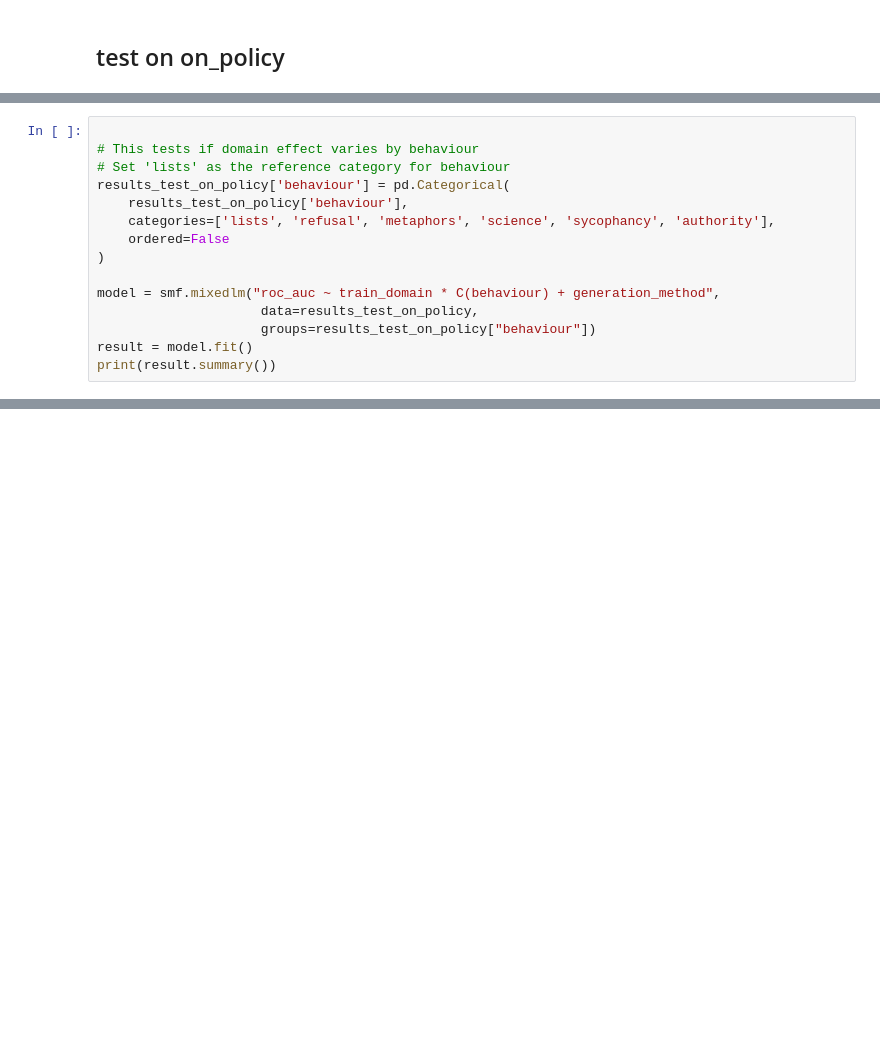
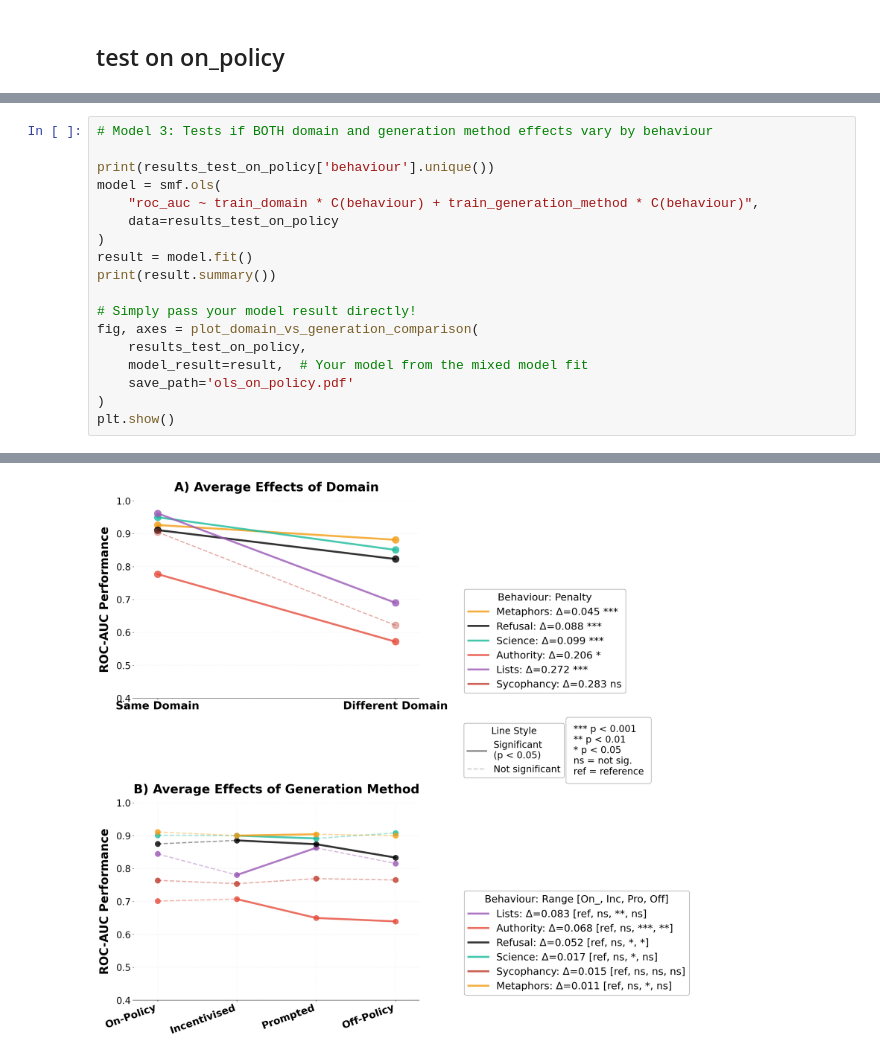
Before and after one commit to SamDower/LASR-probe-gen, a Jupyter notebook: notebooks/MixedModelAnalysis.ipynb, the cells around one changed output, grey strips where cells are left out. Drawn from its saved outputs; the diff is of its cells as text; blank space fills up the shorter version.

```diff
--- a/notebooks/MixedModelAnalysis.ipynb
+++ b/notebooks/MixedModelAnalysis.ipynb
@@ -1225,15 +920,0 @@ per behaviour
-# %%
-
-# This tests if domain effect varies by behaviour
-# Set 'lists' as the reference category for behaviour
-results_test_on_policy['behaviour'] = pd.Categorical(
-    results_test_on_policy['behaviour'],
-    categories=['lists', 'refusal', 'metaphors', 'science', 'sycophancy', 'authority'],
-    ordered=False
-)
-
-model = smf.mixedlm("roc_auc ~ train_domain * C(behaviour) + generation_method",
-                     data=results_test_on_policy,
-                     groups=results_test_on_policy["behaviour"])
-result = model.fit()
-print(result.summary())
@@ -1384,0 +1394,19 @@ See the caveats in the documentation: https://pandas.pydata.org/pandas-docs/stab
+# %%
+# Model 3: Tests if BOTH domain and generation method effects vary by behaviour
+
+print(results_test_on_policy['behaviour'].unique())
+model = smf.ols(
+    "roc_auc ~ train_domain * C(behaviour) + train_generation_method * C(behaviour)",
+    data=results_test_on_policy
+)
+result = model.fit()
+print(result.summary())
+
+# Simply pass your model result directly!
+fig, axes = plot_domain_vs_generation_comparison(
+    results_test_on_policy,
+    model_result=result,  # Your model from the mixed model fit
+    save_path='ols_on_policy.pdf'
+)
+plt.show()
+# %% [output]
@@ -1384,0 +1430 @@ See the caveats in the documentation: https://pandas.pydata.org/pandas-docs/stab
+[figure, added]
```
Also changed, not shown: parts of 26 cells of this notebook, 4 other files.
